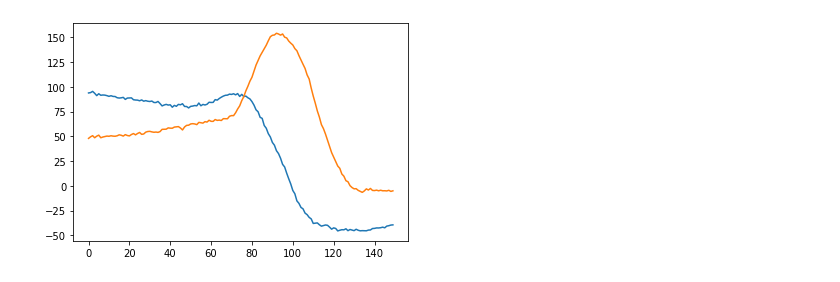
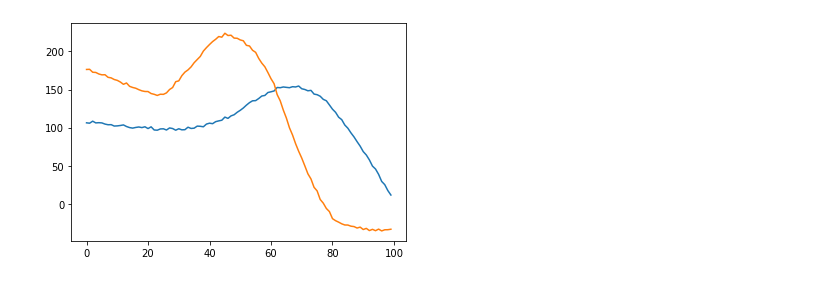
Before and after one commit to Polarization-Lab/IRCSP, a Jupyter notebook: calibration/calculate_POL-Acktar.ipynb, the cells around one changed output. Saved outputs shown, nothing was run; the diff lists cells and outputs as text; code cells hidden in the pictures.

```diff
--- a/calibration/calculate_POL-Acktar.ipynb
+++ b/calibration/calculate_POL-Acktar.ipynb
@@ -21,11 +21,10 @@ from scipy.optimize import curve_fit
 from scipy.fft import fft, fftfreq
 # %%
 #choose filepath to desired data
-path = '/Volumes/KESU/apr06/polarized/'
+path = '/Volumes/KESU/may19/polarized/'
 #note cam definitions are flipped as of FLIRPY ffc fix
 cal_file2 =  '/Volumes/KESU/calibration_files/cam1pixel.h5'
 cal_file1 =  '/Volumes/KESU/calibration_files/cam2pixel.h5'
 # %%
 waves= np.linspace(7,12,61)
-temps = np.linspace(0,350,36)
-temps
+temps = np.linspace(0,359,360)
@@ -55,5 +49,5 @@ with h5py.File('/Volumes/KESU/apr06/LUTS/LUT.h5', "r") as file:
 # %%
-filename = path + '30deg.h5'
+filename = path + '10deg.h5'
 
 
 with h5py.File(filename, "r") as file:
@@ -73,17 +67,16 @@ r1 = np.mean(image1[100:150,25:75])
 #plot test images, test appearance
 fig, axes = plt.subplots(nrows=1, ncols=2, figsize=(15, 5),sharey = True)
 
-p1 = axes[0].pcolormesh(c1,shading = 'auto',vmin = 0)
+p1 = axes[0].pcolormesh(image1,shading = 'auto')#,vmin = 0)
 fig.colorbar(p1, ax=axes[0])
 axes[0].set_title('Camera 1',fontsize = 14)
 axes[0].set_ylabel('View Angles [$^\circ$]',fontsize = 14)
 axes[0].set_xlabel('Wavlength [$\mu m$]',fontsize = 14)
 
-p2 = axes[1].pcolormesh(c2,shading = 'auto',vmin = 0)
+p2 = axes[1].pcolormesh(image2,shading = 'auto')#,vmin = 0)
 axes[1].set_title('Camera 2',fontsize = 14)
 axes[1].set_xlabel('Wavlength [$\mu m$]',fontsize = 14)
 fig.colorbar(p2, ax=axes[1])
 
 plt.show()
-t2
 # %% [output]
@@ -113,16 +105,16 @@ for t in temps:
     std2.append(s2)
 # %%
 #Find location of 0 degree point
-p2 = pixel_registration(im2[31],cal_file2,waves,50,200)
-p1 = pixel_registration(im1[31],cal_file1,waves,50,200)
+p2 = pixel_registration(im2[1],cal_file2,waves,50,150)
+p1 = pixel_registration(im1[1],cal_file1,waves,100,200)
 plt.plot(np.mean(p2,axis = 1))
 plt.plot(np.mean(p1,axis = 1))
 plt.show()
 
 y1 = 142
 y2 = 119
 # %% [output]
-[figure, old version]
+[figure, new version]
 # %%
 responses = np.zeros([len(temps),len(waves)])
 responses1 = np.zeros([len(temps),len(waves)])
```
Also changed, not shown: parts of 10 cells of this notebook, 3 other files.
